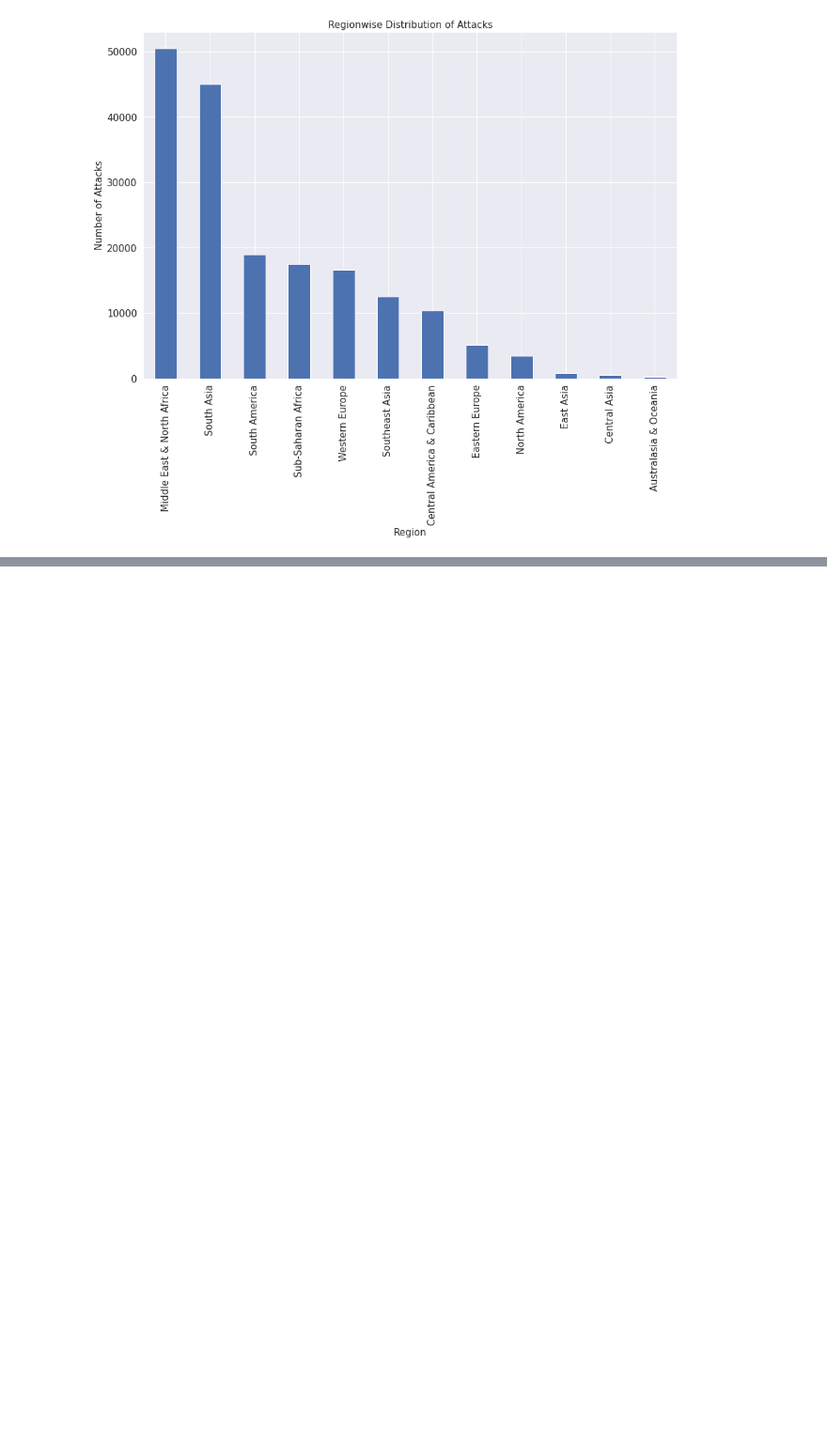
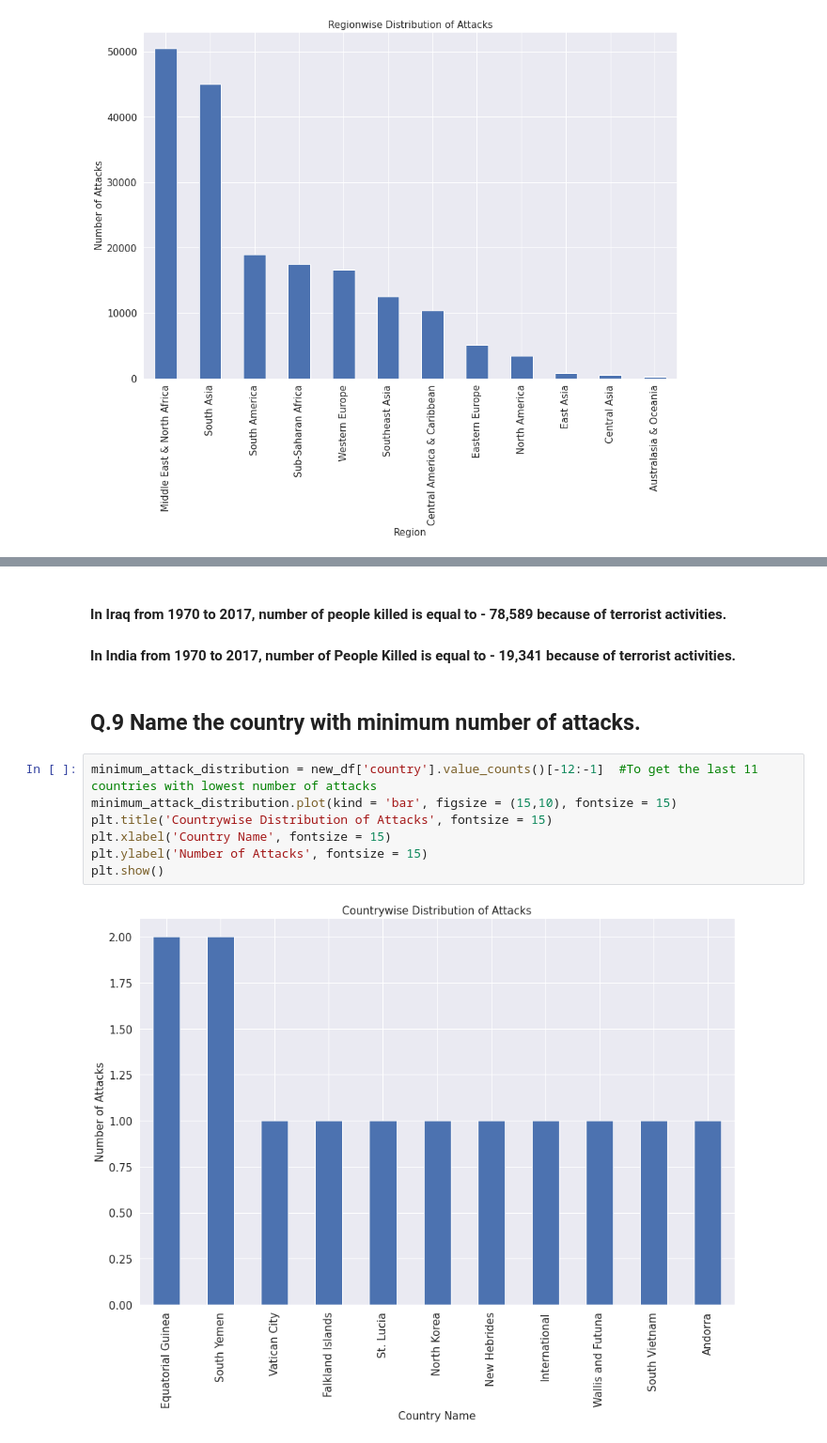
Before and after one commit to HarshJain41/Global-Terrorism-Data-Analysis, a Jupyter notebook: Harsh_Jain_Global_Terrorism_Analysis_Capstone_Project.ipynb, the cells around one changed output, grey strips where cells are left out. Shown at 94% size. Cells and saved outputs as stored; diff of their text form; blank space fills up the shorter version.

```diff
--- a/Harsh_Jain_Global_Terrorism_Analysis_Capstone_Project.ipynb
+++ b/Harsh_Jain_Global_Terrorism_Analysis_Capstone_Project.ipynb
@@ -331,0 +376,15 @@ plt.show()
+# %% [markdown]
+#### In Iraq from 1970 to 2017, number of people killed is equal to - 78,589 because of terrorist activities.
+
+#### In India from 1970 to 2017, number of People Killed is equal to - 19,341 because of terrorist activities.
+# %% [markdown]
+## Q.9 Name the country with minimum number of attacks.
+# %%
+minimum_attack_distribution = new_df['country'].value_counts()[-12:-1]  #To get the last 11 countries with lowest number of attacks
+minimum_attack_distribution.plot(kind = 'bar', figsize = (15,10), fontsize = 15)
+plt.title('Countrywise Distribution of Attacks', fontsize = 15)
+plt.xlabel('Country Name', fontsize = 15)
+plt.ylabel('Number of Attacks', fontsize = 15)
+plt.show()
+# %% [output]
+[figure, added]
```
Also changed, not shown: parts of 16 cells of this notebook.
